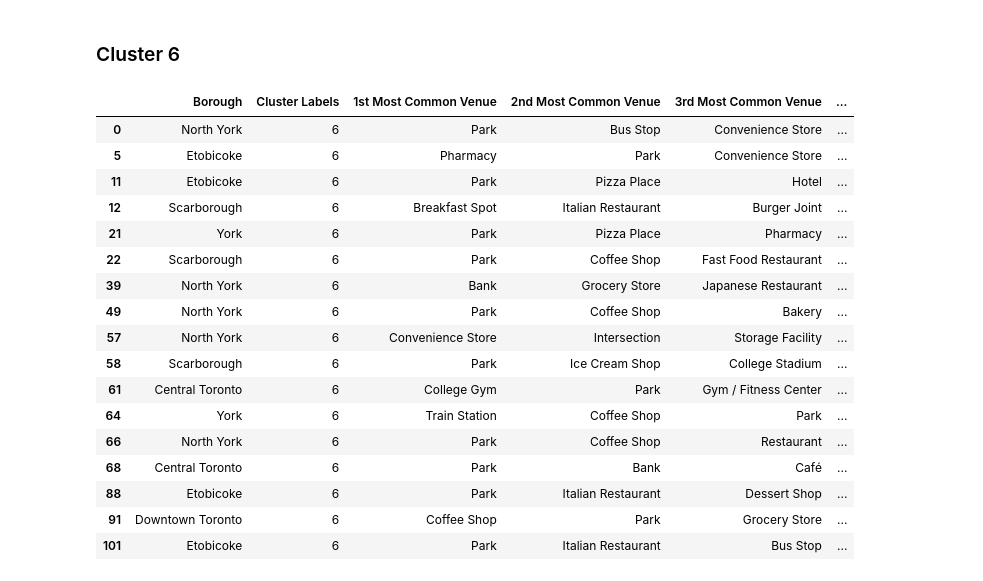
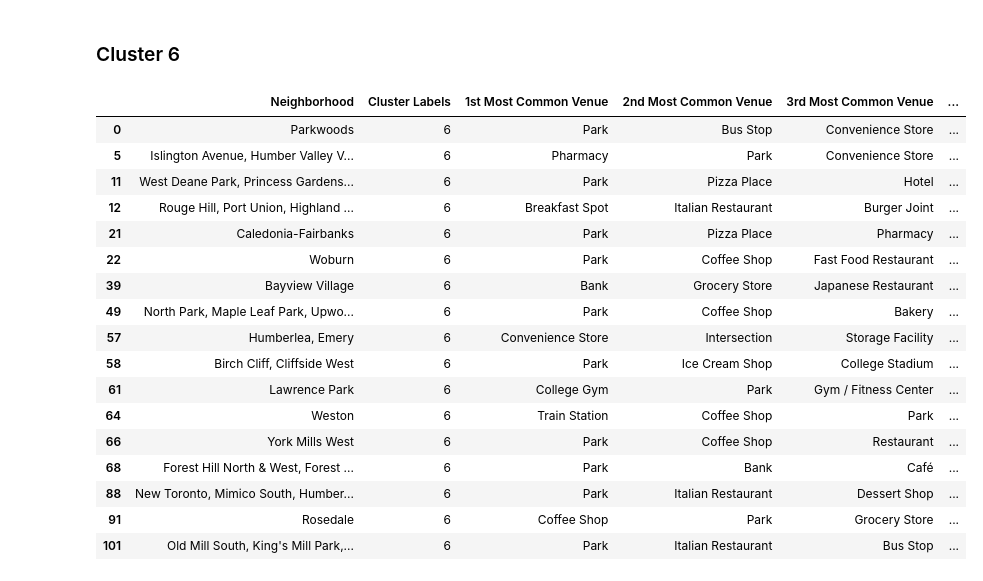
Before and after one commit to xLinkoln/ibm_DataScienceCapstone, a Jupyter notebook: IBM Data Science Capstone Project.ipynb, the cells around one changed output. Saved outputs shown, nothing was run; the diff lists cells and outputs as text; code cells hidden in the pictures.

```diff
--- a/IBM Data Science Capstone Project.ipynb
+++ b/IBM Data Science Capstone Project.ipynb
@@ -135,8 +135,8 @@ map_newyork
 [interactive output not drawn]
 # %%
 # Initialize Foresqare
-CLIENT_ID = '#' # your Foursquare ID
-CLIENT_SECRET = '#' # your Foursquare Secret
+CLIENT_ID = 'Y4SPYFQGWXXVGSNSI3M5PARWTNYUBHWCHXQYD2BJA5VP3PFA' # your Foursquare ID
+CLIENT_SECRET = 'U4TXUQUZFRDVPRKBF4TL5RS5VQTDKUU4QNEE2ZFHG2AZW0YN' # your Foursquare Secret
 VERSION = '20180605' # Foursquare API version
 LIMIT = 100 # A default Foursquare API limit value
 
@@ -474,23 +523,24 @@ toronto_merged.loc[toronto_merged['Cluster Labels'] == 1, toronto_merged.columns
 # %% [markdown]
 ### Cluster 6
 # %%
-toronto_merged.loc[toronto_merged['Cluster Labels'] == 6, toronto_merged.columns[[1] + list(range(5, toronto_merged.shape[1]))]]
+cluster6 = toronto_merged.loc[toronto_merged['Cluster Labels'] == 6, toronto_merged.columns[[2] + list(range(5, toronto_merged.shape[1]))]]
+cluster6
 # %% [output]
-|  | Borough | Cluster Labels | 1st Most Common Venue | 2nd Most Common Venue | 3rd Most Common Venue | ... |
-| 0 | North York | 6 | Park | Bus Stop | Convenience Store | ... |
-| 5 | Etobicoke | 6 | Pharmacy | Park | Convenience Store | ... |
-| 11 | Etobicoke | 6 | Park | Pizza Place | Hotel | ... |
-| 12 | Scarborough | 6 | Breakfast Spot | Italian Restaurant | Burger Joint | ... |
-| 21 | York | 6 | Park | Pizza Place | Pharmacy | ... |
-| 22 | Scarborough | 6 | Park | Coffee Shop | Fast Food Restaurant | ... |
-| 39 | North York | 6 | Bank | Grocery Store | Japanese Restaurant | ... |
-| 49 | North York | 6 | Park | Coffee Shop | Bakery | ... |
-| 57 | North York | 6 | Convenience Store | Intersection | Storage Facility | ... |
-| 58 | Scarborough | 6 | Park | Ice Cream Shop | College Stadium | ... |
-| 61 | Central Toronto | 6 | College Gym | Park | Gym / Fitness Center | ... |
-| 64 | York | 6 | Train Station | Coffee Shop | Park | ... |
-| 66 | North York | 6 | Park | Coffee Shop | Restaurant | ... |
-| 68 | Central Toronto | 6 | Park | Bank | Café | ... |
-| 88 | Etobicoke | 6 | Park | Italian Restaurant | Dessert Shop | ... |
-| 91 | Downtown Toronto | 6 | Coffee Shop | Park | Grocery Store | ... |
-| 101 | Etobicoke | 6 | Park | Italian Restaurant | Bus Stop | ... |
+|  | Neighborhood | Cluster Labels | 1st Most Common Venue | 2nd Most Common Venue | 3rd Most Common Venue | ... |
+| 0 | Parkwoods | 6 | Park | Bus Stop | Convenience Store | ... |
+| 5 | Islington Avenue, Humber Valley V... | 6 | Pharmacy | Park | Convenience Store | ... |
+| 11 | West Deane Park, Princess Gardens... | 6 | Park | Pizza Place | Hotel | ... |
+| 12 | Rouge Hill, Port Union, Highland ... | 6 | Breakfast Spot | Italian Restaurant | Burger Joint | ... |
+| 21 | Caledonia-Fairbanks | 6 | Park | Pizza Place | Pharmacy | ... |
+| 22 | Woburn | 6 | Park | Coffee Shop | Fast Food Restaurant | ... |
+| 39 | Bayview Village | 6 | Bank | Grocery Store | Japanese Restaurant | ... |
+| 49 | North Park, Maple Leaf Park, Upwo... | 6 | Park | Coffee Shop | Bakery | ... |
+| 57 | Humberlea, Emery | 6 | Convenience Store | Intersection | Storage Facility | ... |
+| 58 | Birch Cliff, Cliffside West | 6 | Park | Ice Cream Shop | College Stadium | ... |
+| 61 | Lawrence Park | 6 | College Gym | Park | Gym / Fitness Center | ... |
+| 64 | Weston | 6 | Train Station | Coffee Shop | Park | ... |
+| 66 | York Mills West | 6 | Park | Coffee Shop | Restaurant | ... |
+| 68 | Forest Hill North & West, Forest ... | 6 | Park | Bank | Café | ... |
+| 88 | New Toronto, Mimico South, Humber... | 6 | Park | Italian Restaurant | Dessert Shop | ... |
+| 91 | Rosedale | 6 | Coffee Shop | Park | Grocery Store | ... |
+| 101 | Old Mill South, King's Mill Park,... | 6 | Park | Italian Restaurant | Bus Stop | ... |
```
Also changed, not shown: parts of 13 cells of this notebook.
